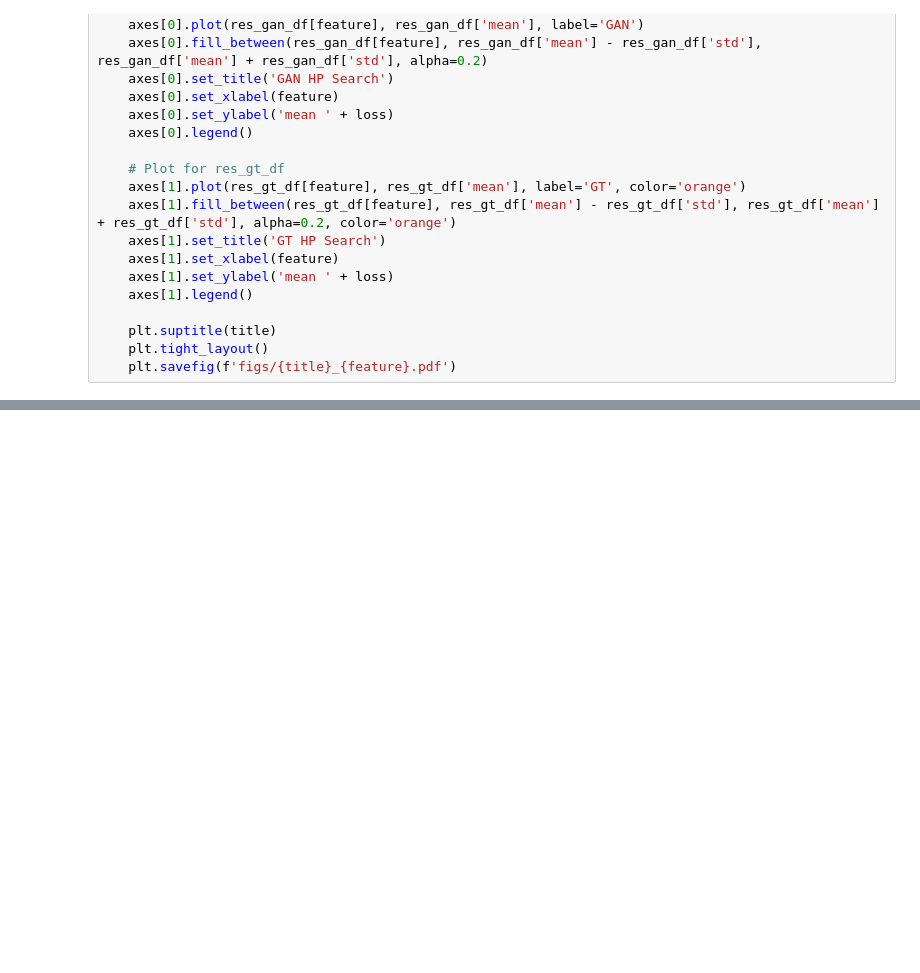
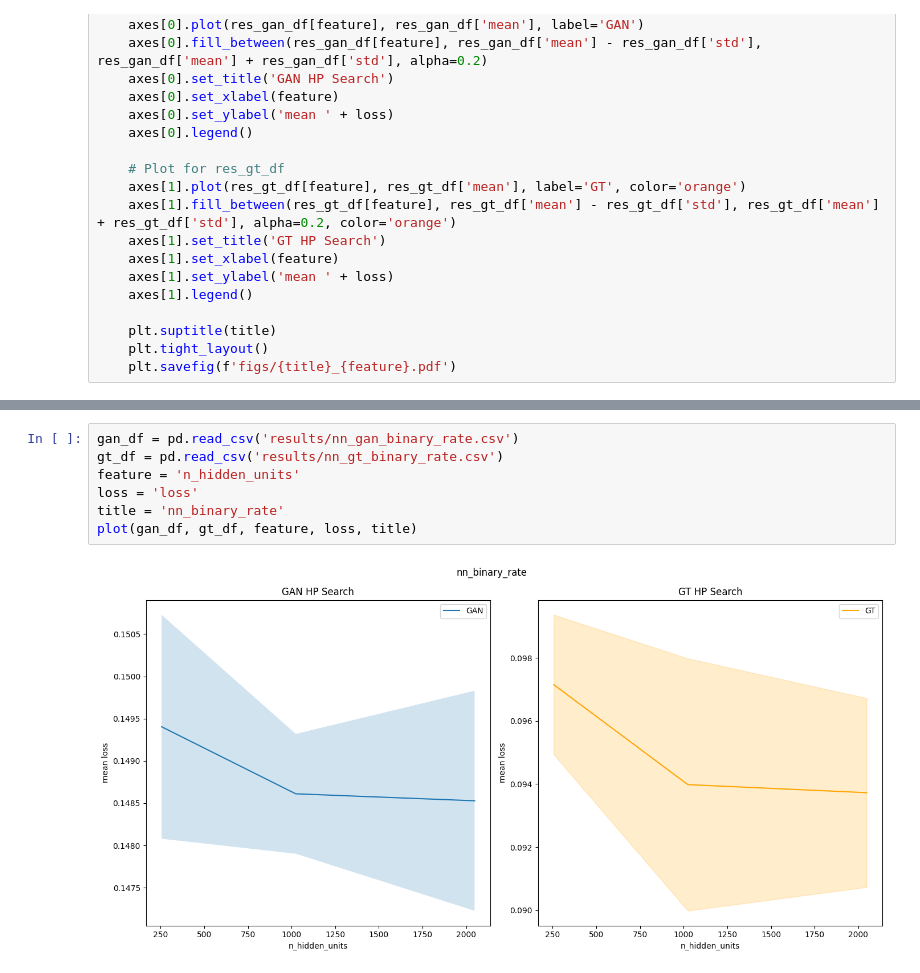
Before and after one commit to roshni714/poverty, a Jupyter notebook: dry_run/hparam/hparam_res.ipynb, the cells around one changed output, grey strips where cells are left out. Saved outputs shown, nothing was run; the diff lists cells and outputs as text; blank space fills up the shorter version.

```diff
--- a/dry_run/hparam/hparam_res.ipynb
+++ b/dry_run/hparam/hparam_res.ipynb
@@ -56 +56,10 @@ plot(gan_df, gt_df, feature, loss, title)
+# %%
+gan_df = pd.read_csv('results/nn_gan_binary_rate.csv')
+gt_df = pd.read_csv('results/nn_gt_binary_rate.csv')
+feature = 'n_hidden_units'
+loss = 'loss'
+title = 'nn_binary_rate'
+plot(gan_df, gt_df, feature, loss, title)
+# %% [output]
+[figure, added]
 # %%
```
Also changed, not shown: parts of 3 cells of this notebook.
